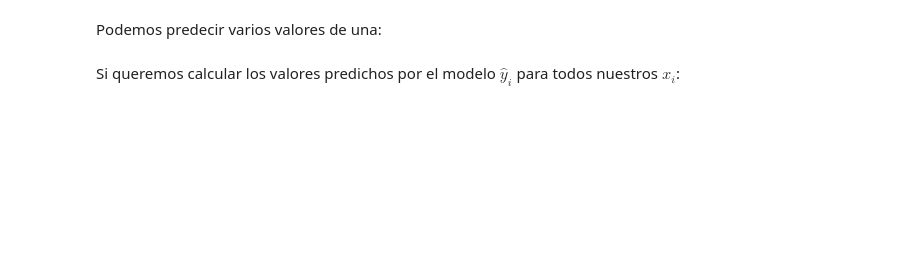
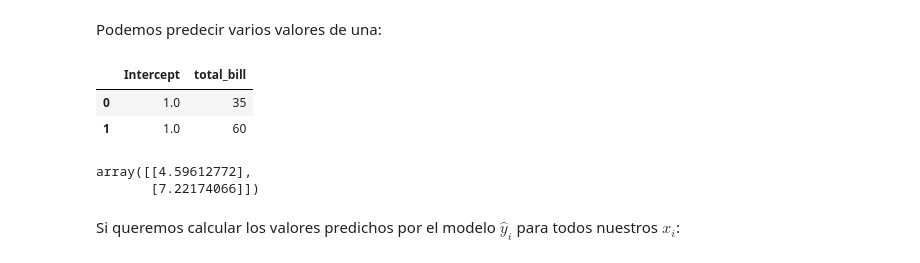
Before and after one commit to franamato/laboratorio-de-datos-1c2026, a Jupyter notebook: notebooks/ldd-clase05-regresionLineal.ipynb, the cells around one changed output. Cells and saved outputs as stored; diff of their text form; code cells hidden in the pictures; blank space fills up the shorter version.

```diff
--- a/notebooks/ldd-clase05-regresionLineal.ipynb
+++ b/notebooks/ldd-clase05-regresionLineal.ipynb
@@ -142,13 +153,22 @@ Podemos predecir varios valores de una:
 # %%
 # Creamos un array con los valores a predecir
 x_a_predecir = np.array([35, 60])
 
 # Creamos un DataFrame con los valores de X para los que queremos predecir
 # Debe tener una columna de 1's que sea el Intercept (término independiente)
 dataframe_a_predecir = pd.DataFrame({'Intercept': np.ones(x_a_predecir.shape), 'total_bill': x_a_predecir})
 
-# Aplicamos la fórmula del modelo
-modelo.predict(dataframe_a_predecir)
+dataframe_a_predecir
+# %% [output]
+|  | Intercept | total_bill |
+| 0 | 1.0 | 35 |
+| 1 | 1.0 | 60 |
+# %%
+# Aplicamos la fórmula del modelo
+modelo.predict(dataframe_a_predecir)
+# %% [output]
+array([[4.59612772],
+       [7.22174066]])
 # %% [markdown]
 Si queremos calcular los valores predichos por el modelo $\hat{y}_i$ para todos nuestros $x_i$:
 # %%
```
Also changed, not shown: parts of 12 cells of this notebook.
